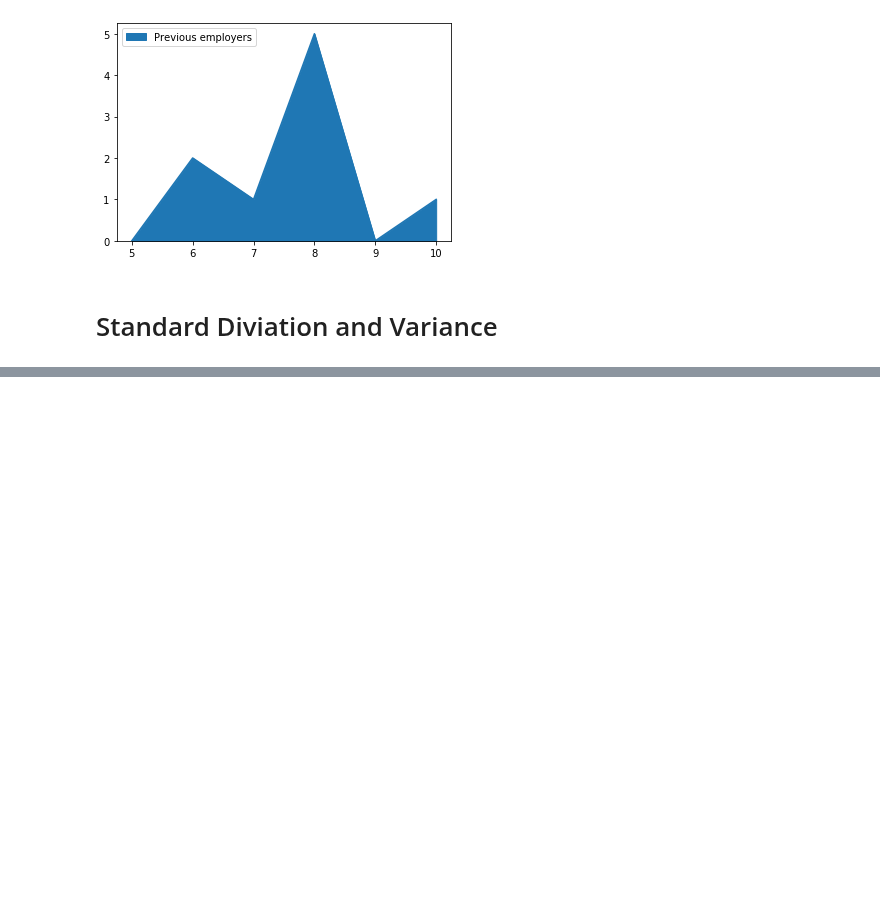
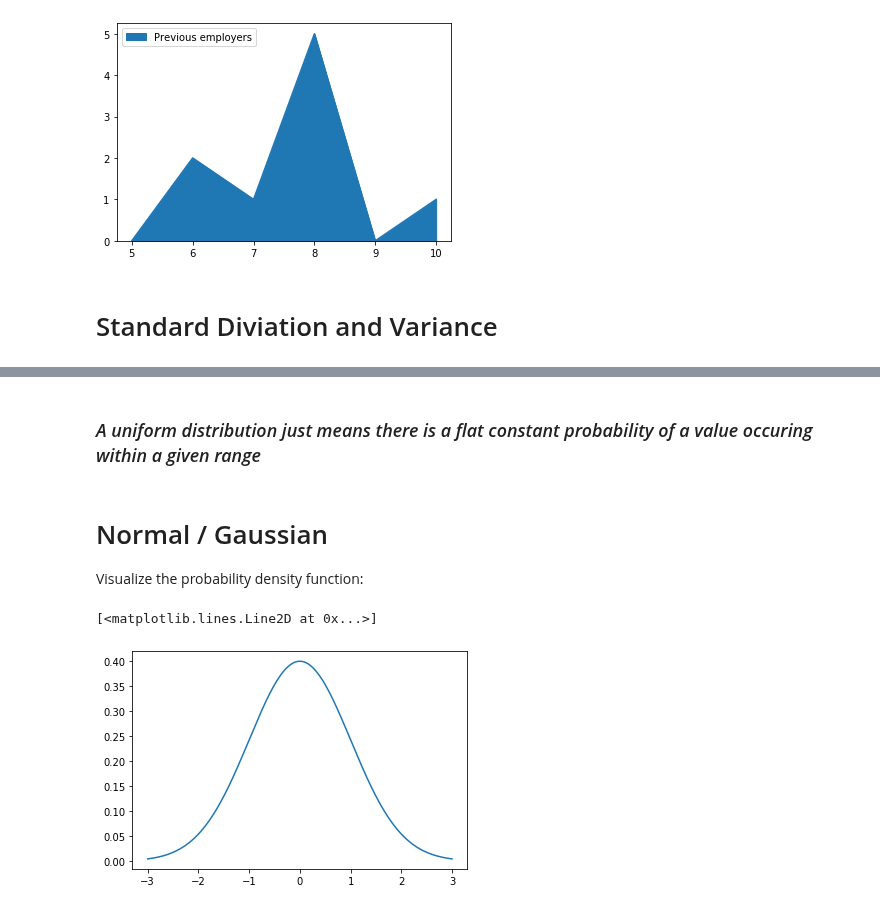
Before and after one commit to dariushazimi/notebooks, a Jupyter notebook: Machine_learning_data_science_and_deep_learning_with_python.ipynb, the cells around one changed output, grey strips where cells are left out. Cells and saved outputs as stored; diff of their text form; code cells hidden in the pictures; blank space fills up the shorter version.

```diff
--- a/Machine_learning_data_science_and_deep_learning_with_python.ipynb
+++ b/Machine_learning_data_science_and_deep_learning_with_python.ipynb
@@ -361,0 +428,15 @@ lala.plot(kind='area'); #open plot documentation
+# %% [markdown]
+### _A uniform distribution just means there is a flat constant probability of a value occuring within a given range_
+# %% [markdown]
+# Normal / Gaussian
+Visualize the probability density function:
+# %%
+
+from scipy.stats import norm
+import matplotlib.pyplot as plt
+
+x = np.arange(-3, 3, 0.001)
+plt.plot(x, norm.pdf(x))
+# %% [output]
+[<matplotlib.lines.Line2D at 0x...>]
+[figure, added]
```
Also changed, not shown: parts of 13 cells of this notebook.
